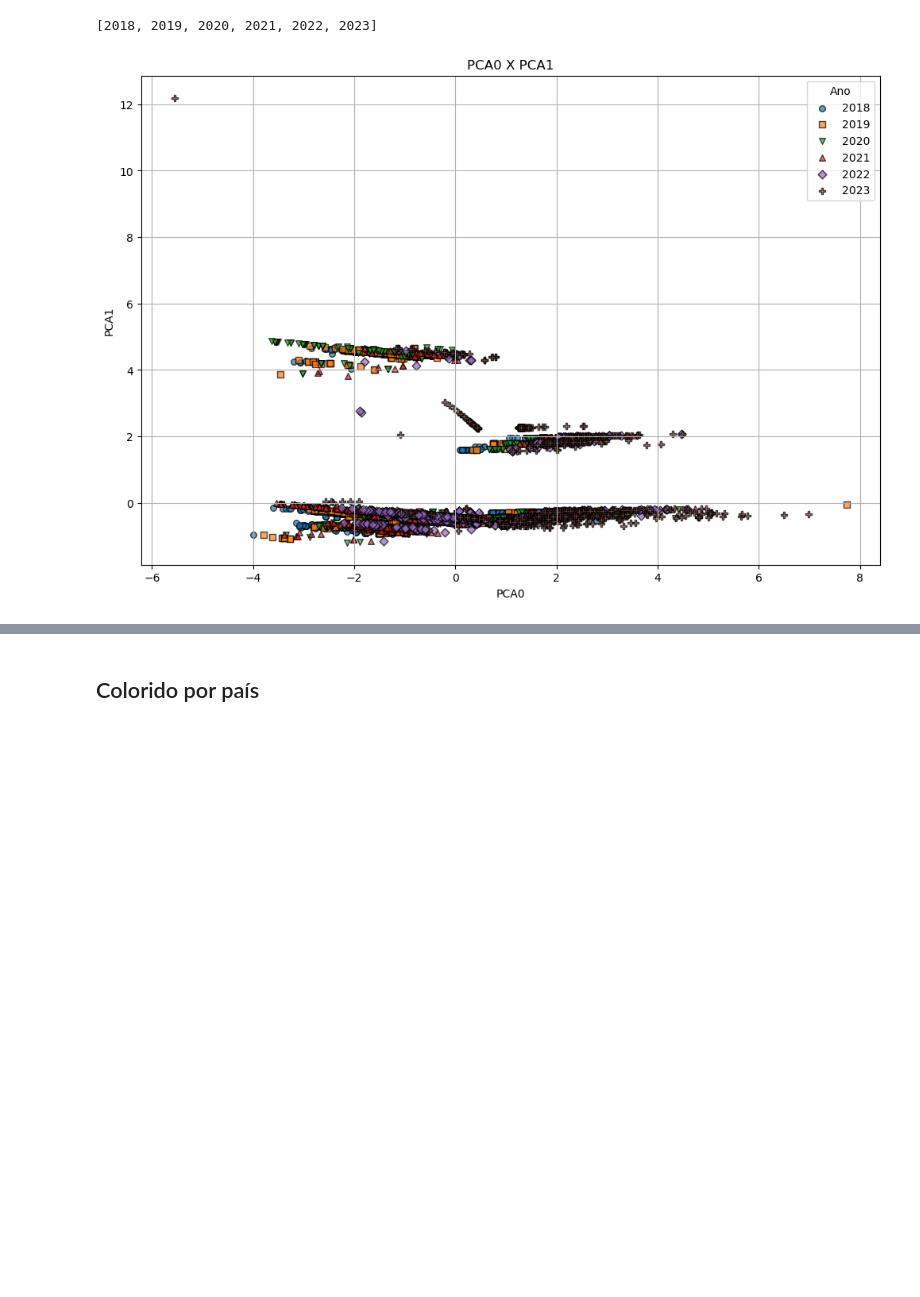
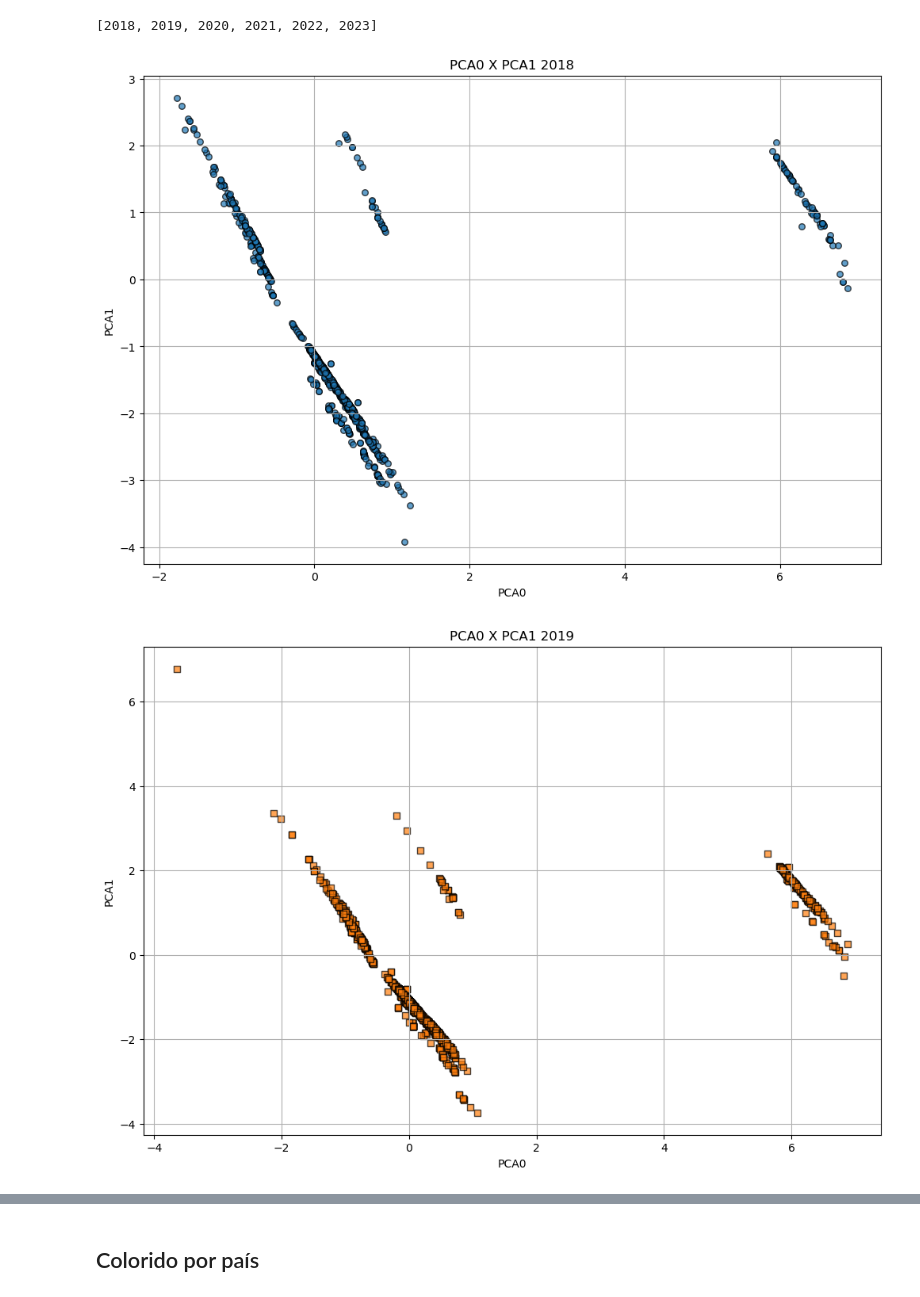
Before and after one commit to igorzeck/PCA, a Jupyter notebook: correlac_df_santos_imp_especifico.ipynb, the cells around one changed output, grey strips where cells are left out. Saved outputs shown, nothing was run; the diff lists cells and outputs as text; code cells hidden in the pictures; blank space fills up the shorter version.

```diff
--- a/correlac_df_santos_imp_especifico.ipynb
+++ b/correlac_df_santos_imp_especifico.ipynb
@@ -63,0 +53,9 @@ Ano atual:  2023
+# %%
+arq = "local_df_mestre.csv"
+if glob.glob(arq):
+    df_mestre = pd.read_csv(arq, dtype=dict_dtypes)
+    print(f"{arq} carregado!")
+else:
+    df_mestre = criar_mestre()
+    df_mestre.to_csv(arq, index=False)
+    print(f"{arq} criado!")
@@ -64,3 +64,10 @@ Ano atual:  2023
+# %%
+df_mestre.drop(["IDAtracacao",
+         "Destino",
+         "Sentido",
+         "Carga Geral Acondicionamento",
+         "ConteinerEstado",
+         "FlagConteinerTamanho"], axis=1, inplace=True)
 # %% [markdown]
 Variáveis auxiliares
 # %%
@@ -189,18 +199,39 @@ x_estilos = {
     2023: ('#8c564b', 'P')
 }
 # %%
-plt.figure(figsize=(12, 8))
-plt.title("PCA0 X PCA1")
-plt.xlabel("PCA0")
-plt.ylabel("PCA1")
-plt.grid(True)
+# Anual
+def plot_anual():
+    for ano in range(2018, 2023 + 1):
+        plt.figure(figsize=(12, 8))
+        plt.title(f"PCA0 X PCA1 {ano}")
+        plt.xlabel("PCA0")
+        plt.ylabel("PCA1")
+        plt.grid(True)
 
-# Plotar os dados
-for x_, (cor, marker) in x_estilos.items():
-    subset = df_proj[df_mestre[x_col] == x_]
-    plt.scatter(subset['pca0'], subset['pca1'], marker=marker, color=cor, label=str(x_), alpha=0.7, edgecolor='k', s=30)
+        # Plotar os dados
+        (cor, marker) = x_estilos[ano]
+        subset = df_proj[df_mestre[x_col] == ano]
+        plt.scatter(subset['pca0'], subset['pca1'], marker=marker, color=cor, label=str(ano), alpha=0.7, edgecolor='k', s=30)
+        plt.show()
 
-plt.legend(title="Ano")
-plt.show()
+# Total
+def plot_total():
+    plt.figure(figsize=(12, 8))
+    plt.title("PCA0 X PCA1")
+    plt.xlabel("PCA0")
+    plt.ylabel("PCA1")
+    plt.grid(True)
+
+    # Plotar os dados
+    for x_, (cor, marker) in x_estilos.items():
+        subset = df_proj[df_mestre[x_col] == x_]
+        plt.scatter(subset['pca0'], subset['pca1'], marker=marker, color=cor, label=str(x_), alpha=0.7, edgecolor='k', s=30)
+
+    plt.legend(title=f"Ano (2018 - 2023)")
+    plt.show()
+
+plot_anual()
+plot_total()
 # %% [output]
-[figure, old version]
+[figure, new version]
+[figure, added]
```
Also changed, not shown: parts of 26 cells of this notebook, 4 other files.
